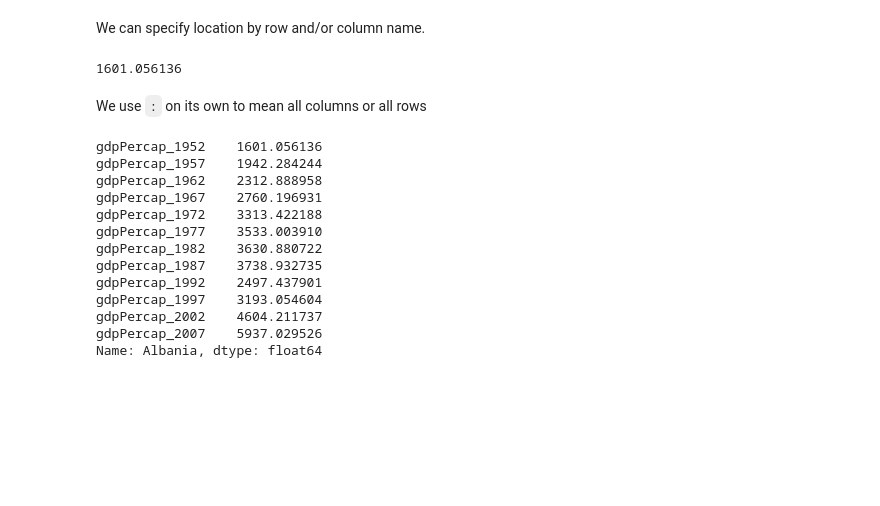
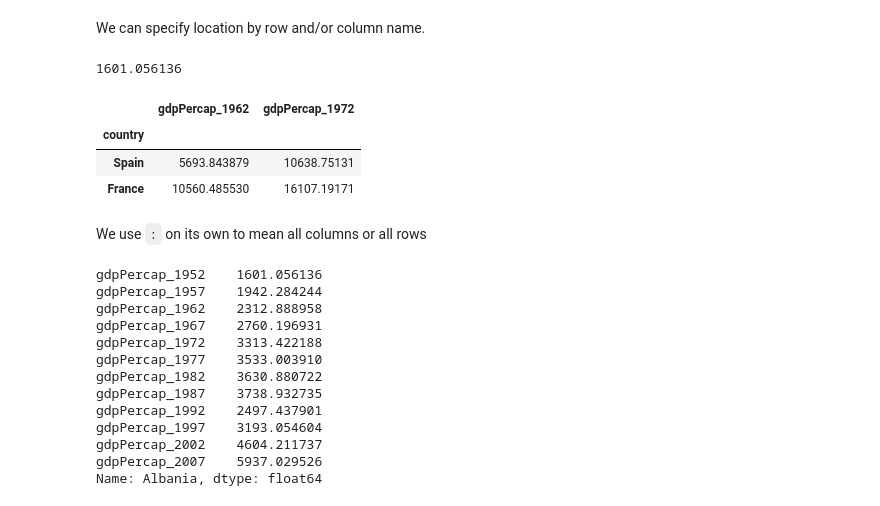
Before and after one commit to IndraniMandal/New-Revisions, a Jupyter notebook: Data_Manipulation.ipynb, the cells around one changed output. Saved outputs shown, nothing was run; the diff lists cells and outputs as text; code cells hidden in the pictures; blank space fills up the shorter version.

```diff
--- a/Data_Manipulation.ipynb
+++ b/Data_Manipulation.ipynb
@@ -100,6 +126,13 @@ We can specify location by row and/or column name.
 data.loc["Albania", "gdpPercap_1952"]
 # %% [output]
 1601.056136
+# %%
+data.loc[['Spain','France'], ['gdpPercap_1962', 'gdpPercap_1972']]
+# %% [output]
+|  | gdpPercap_1962 | gdpPercap_1972 |
+| country |  |  |
+| Spain | 5693.843879 | 10638.75131 |
+| France | 10560.485530 | 16107.19171 |
 # %% [markdown]
 We use `:` on its own to mean all columns or all rows
 # %%
```
Also changed, not shown: parts of 8 cells of this notebook.
